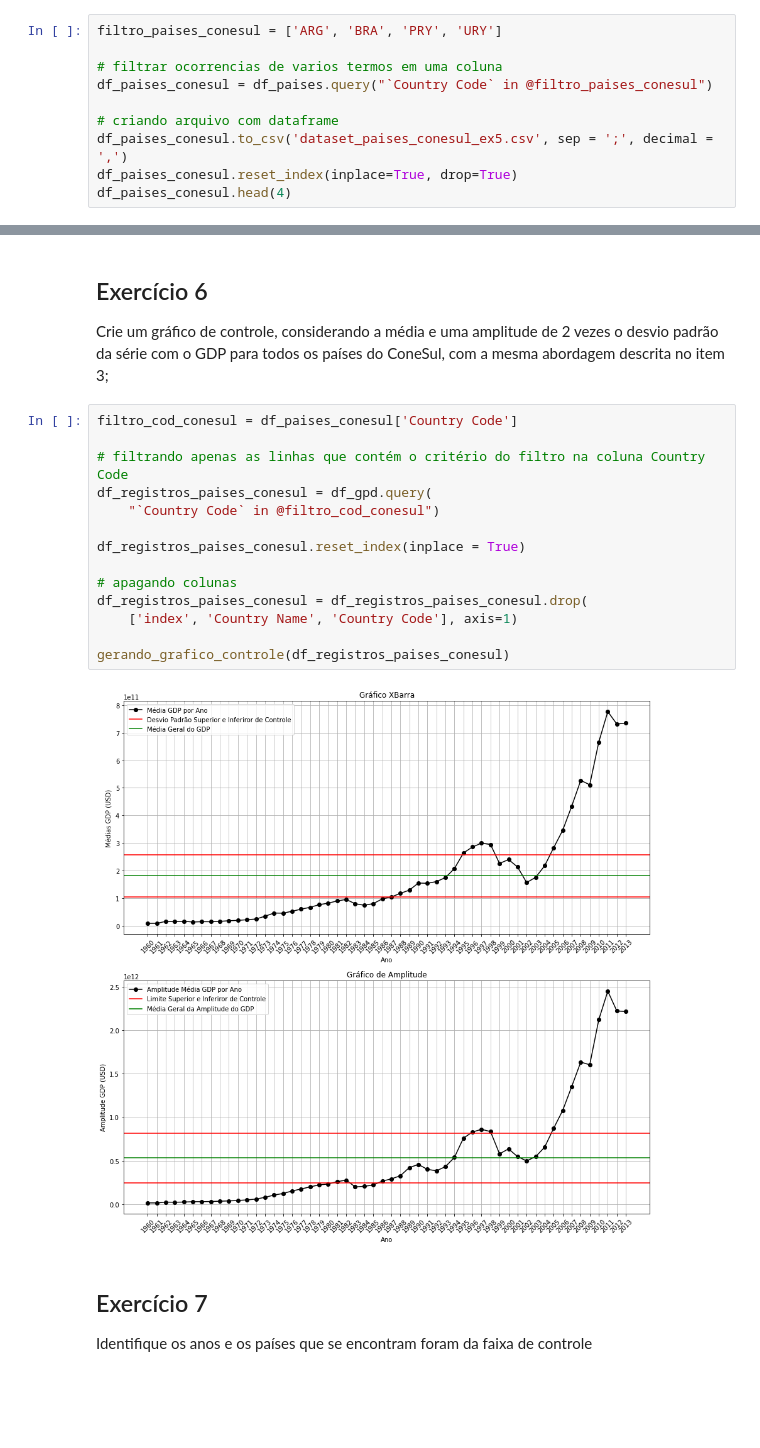
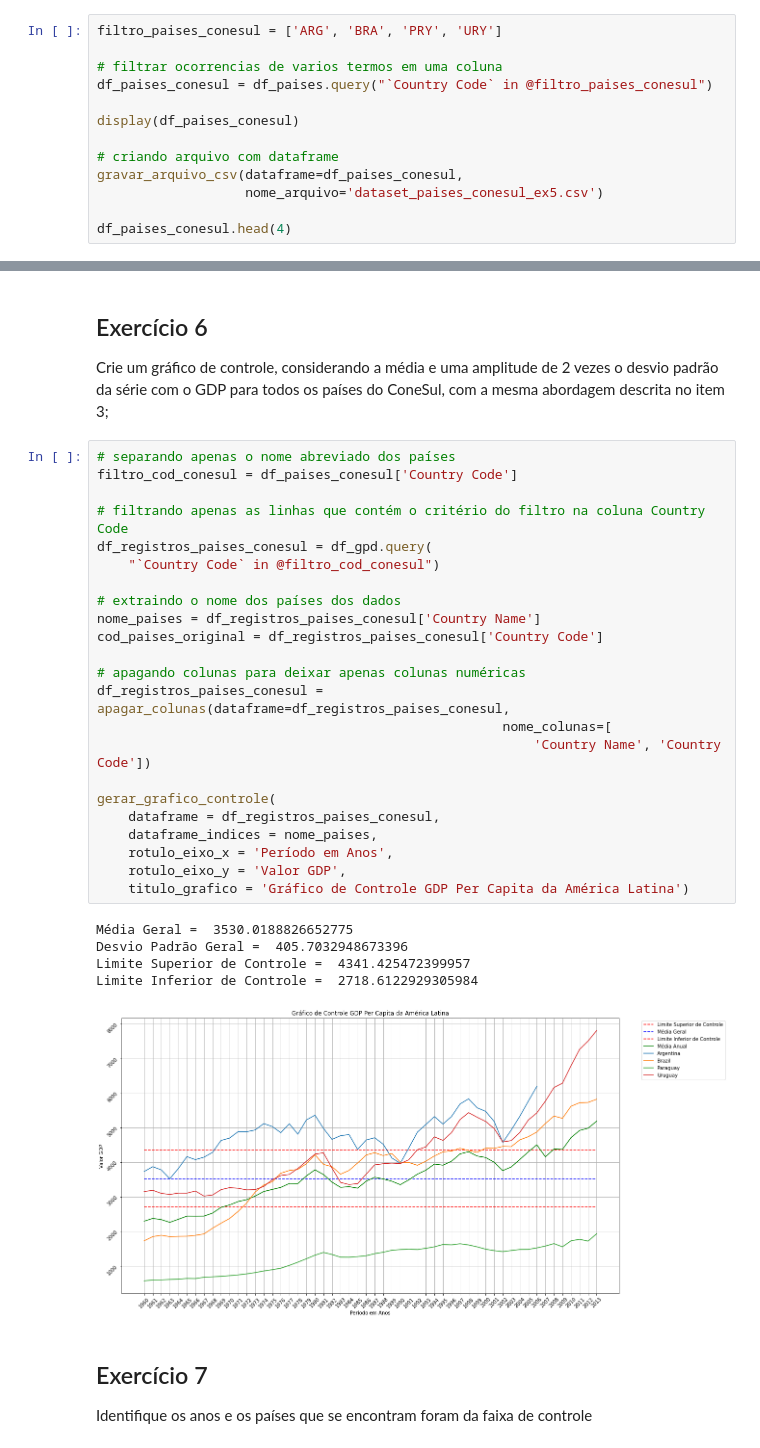
Before and after one commit to sganzerla/DPS852-Data-Science, a Jupyter notebook: T2/t2.ipynb, the cells around one changed output, grey strips where cells are left out. Drawn from its saved outputs; the diff is of its cells as text; blank space fills up the shorter version.

```diff
--- a/T2/t2.ipynb
+++ b/T2/t2.ipynb
@@ -241,9 +285,12 @@ filtro_paises_conesul = ['ARG', 'BRA', 'PRY', 'URY']
 # filtrar ocorrencias de varios termos em uma coluna
 df_paises_conesul = df_paises.query("`Country Code` in @filtro_paises_conesul")
 
+display(df_paises_conesul)
+
 # criando arquivo com dataframe
-df_paises_conesul.to_csv('dataset_paises_conesul_ex5.csv', sep = ';', decimal = ',')
-df_paises_conesul.reset_index(inplace=True, drop=True)
+gravar_arquivo_csv(dataframe=df_paises_conesul,
+                   nome_arquivo='dataset_paises_conesul_ex5.csv')
+
 df_paises_conesul.head(4)
 # %% [output]
 |  | index | Country Code | Short Name | Table Name | Long Name | 2-alpha code | Currency Unit | Special Notes | ... |
@@ -257,21 +310,34 @@ df_paises_conesul.head(4)
 
 Crie um gráfico de controle, considerando a média e uma amplitude de 2 vezes o desvio padrão da série com o GDP para todos os países do ConeSul, com a mesma abordagem descrita no item 3;
 # %%
+# separando apenas o nome abreviado dos países
 filtro_cod_conesul = df_paises_conesul['Country Code']
 
 # filtrando apenas as linhas que contém o critério do filtro na coluna Country Code
 df_registros_paises_conesul = df_gpd.query(
     "`Country Code` in @filtro_cod_conesul")
 
-df_registros_paises_conesul.reset_index(inplace = True)
+# extraindo o nome dos países dos dados
+nome_paises = df_registros_paises_conesul['Country Name']
+cod_paises_original = df_registros_paises_conesul['Country Code']
 
-# apagando colunas
-df_registros_paises_conesul = df_registros_paises_conesul.drop(
-    ['index', 'Country Name', 'Country Code'], axis=1)
+# apagando colunas para deixar apenas colunas numéricas
+df_registros_paises_conesul = apagar_colunas(dataframe=df_registros_paises_conesul,
+                                                    nome_colunas=[
+                                                        'Country Name', 'Country Code'])
 
-gerando_grafico_controle(df_registros_paises_conesul)
+gerar_grafico_controle(
+    dataframe = df_registros_paises_conesul,
+    dataframe_indices = nome_paises,
+    rotulo_eixo_x = 'Período em Anos',
+    rotulo_eixo_y = 'Valor GDP',
+    titulo_grafico = 'Gráfico de Controle GDP Per Capita da América Latina')
 # %% [output]
+Média Geral =  3530.0188826652775
+Desvio Padrão Geral =  405.7032948673396
+Limite Superior de Controle =  4341.425472399957
+Limite Inferior de Controle =  2718.6122929305984
-[figure, old version]
+[figure, new version]
 # %% [markdown]
 ## Exercício 7
 Identifique os anos e os países que se encontram foram da faixa de controle
```
Also changed, not shown: parts of 13 cells of this notebook, 3 other files.
